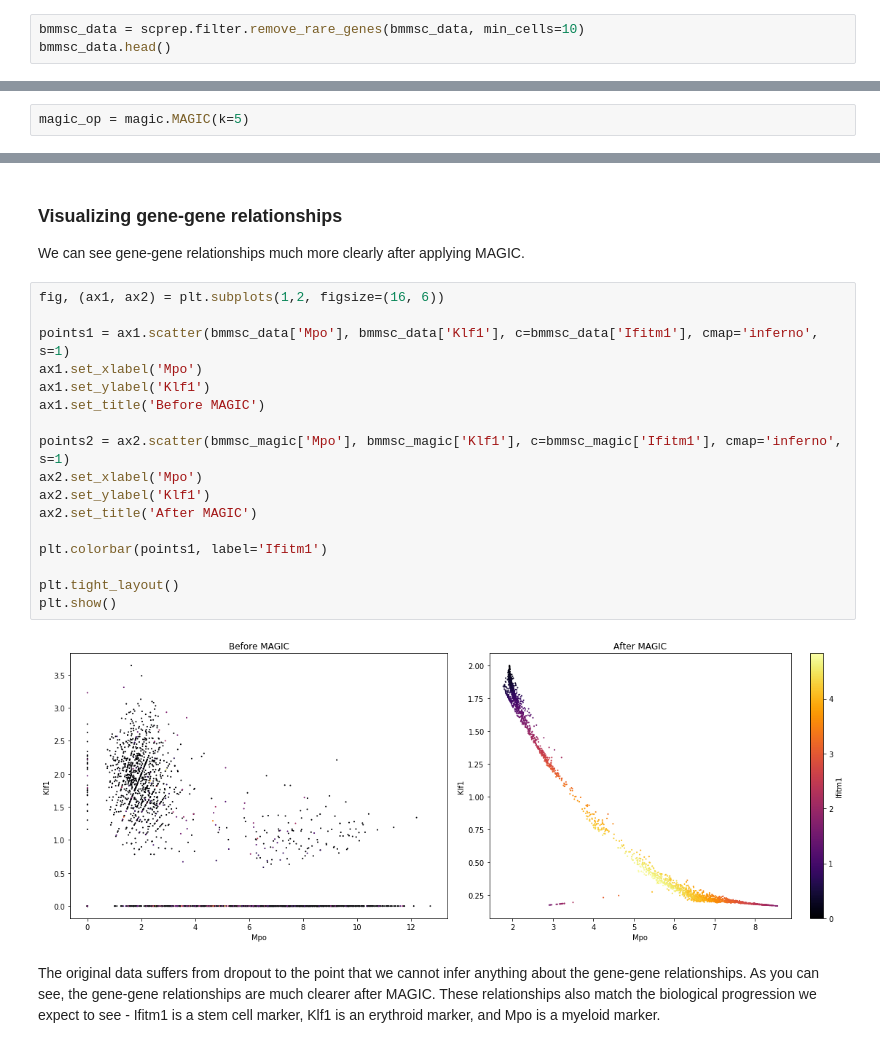
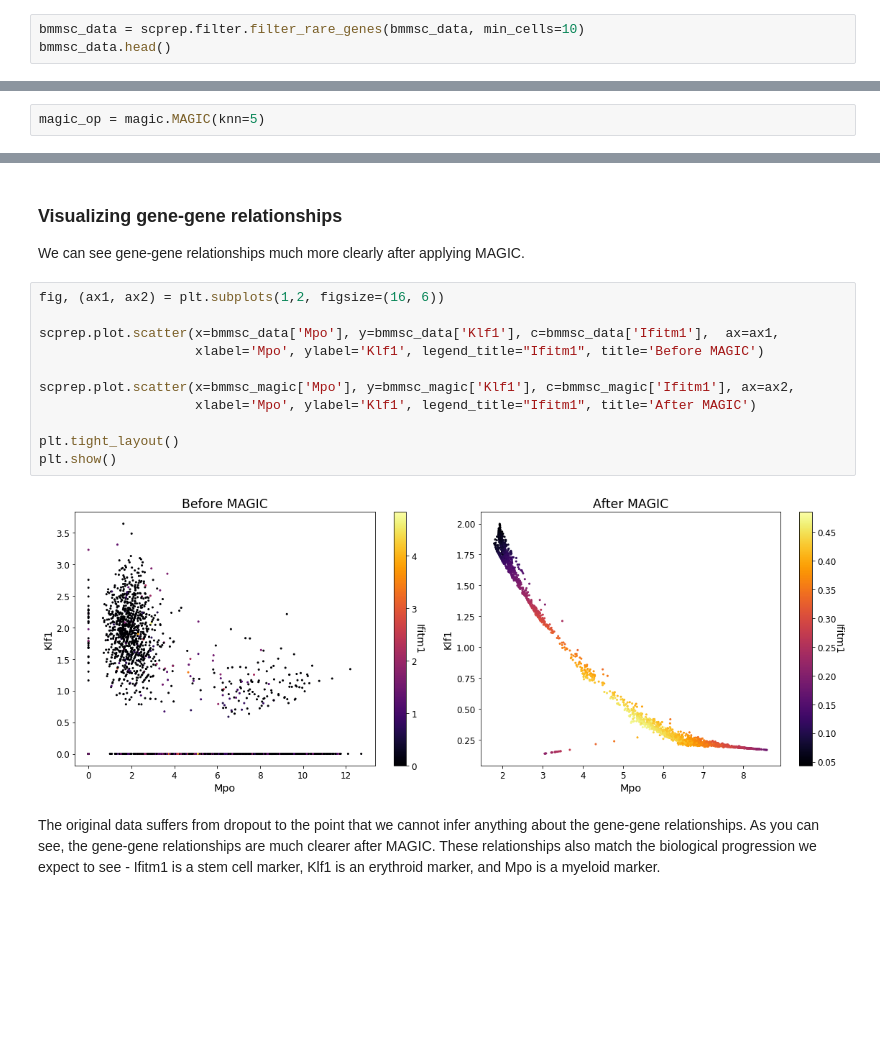
Before and after one commit to KrishnaswamyLab/MAGIC, a Jupyter notebook: python/tutorial_notebooks/bonemarrow_tutorial.ipynb, the cells around one changed output, grey strips where cells are left out. Cells and saved outputs as stored; diff of their text form; blank space fills up the shorter version.

```diff
--- a/python/tutorial_notebooks/bonemarrow_tutorial.ipynb
+++ b/python/tutorial_notebooks/bonemarrow_tutorial.ipynb
@@ -92,7 +93,7 @@ bmmsc_data.head()
 # %% [markdown]
 We should also remove genes that are not expressed above a certain threshold, since they are not adding anything valuable to our analysis.
 # %%
-bmmsc_data = scprep.filter.remove_rare_genes(bmmsc_data, min_cells=10)
+bmmsc_data = scprep.filter.filter_rare_genes(bmmsc_data, min_cells=10)
 bmmsc_data.head()
 # %% [output]
 |  | 0610007C21Rik;Apr3 | 0610007L01Rik | 0610007P08Rik;Rad26l | 0610007P14Rik | 0610007P22Rik | 0610009B22Rik | ... |
@@ -131,5 +132,5 @@ If you don't specify any parameters, the following line creates an operator with
 # %%
-magic_op = magic.MAGIC(k=5)
+magic_op = magic.MAGIC(knn=5)
 # %% [markdown]
 #### Running MAGIC with gene selection
 
@@ -165,22 +166,16 @@ We can see gene-gene relationships much more clearly after applying MAGIC.
 # %%
 fig, (ax1, ax2) = plt.subplots(1,2, figsize=(16, 6))
 
-points1 = ax1.scatter(bmmsc_data['Mpo'], bmmsc_data['Klf1'], c=bmmsc_data['Ifitm1'], cmap='inferno', s=1)
-ax1.set_xlabel('Mpo')
-ax1.set_ylabel('Klf1')
-ax1.set_title('Before MAGIC')
+scprep.plot.scatter(x=bmmsc_data['Mpo'], y=bmmsc_data['Klf1'], c=bmmsc_data['Ifitm1'],  ax=ax1,
+                    xlabel='Mpo', ylabel='Klf1', legend_title="Ifitm1", title='Before MAGIC')
 
-points2 = ax2.scatter(bmmsc_magic['Mpo'], bmmsc_magic['Klf1'], c=bmmsc_magic['Ifitm1'], cmap='inferno', s=1)
-ax2.set_xlabel('Mpo')
-ax2.set_ylabel('Klf1')
-ax2.set_title('After MAGIC')
-
-plt.colorbar(points1, label='Ifitm1')
+scprep.plot.scatter(x=bmmsc_magic['Mpo'], y=bmmsc_magic['Klf1'], c=bmmsc_magic['Ifitm1'], ax=ax2,
+                    xlabel='Mpo', ylabel='Klf1', legend_title="Ifitm1", title='After MAGIC')
 
 plt.tight_layout()
 plt.show()
 # %% [output]
-[figure, old version]
+[figure, new version]
 # %% [markdown]
 The original data suffers from dropout to the point that we cannot infer anything about the gene-gene relationships. As you can see, the gene-gene relationships are much clearer after MAGIC. These relationships also match the biological progression we expect to see - Ifitm1 is a stem cell marker, Klf1 is an erythroid marker, and Mpo is a myeloid marker.
 # %% [markdown]
```
Also changed, not shown: parts of 14 cells of this notebook, 6 other files.
